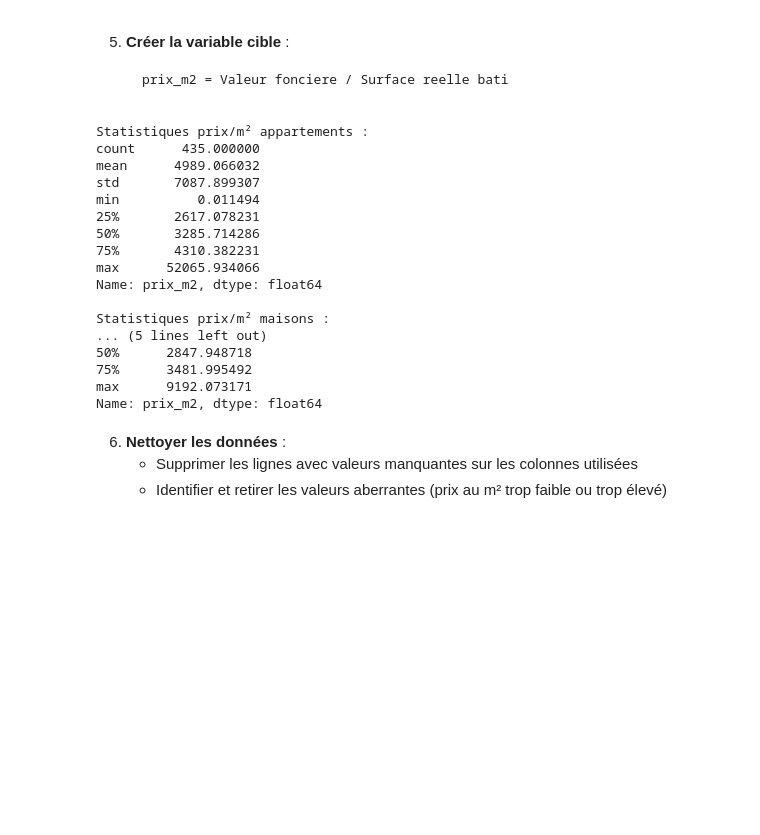
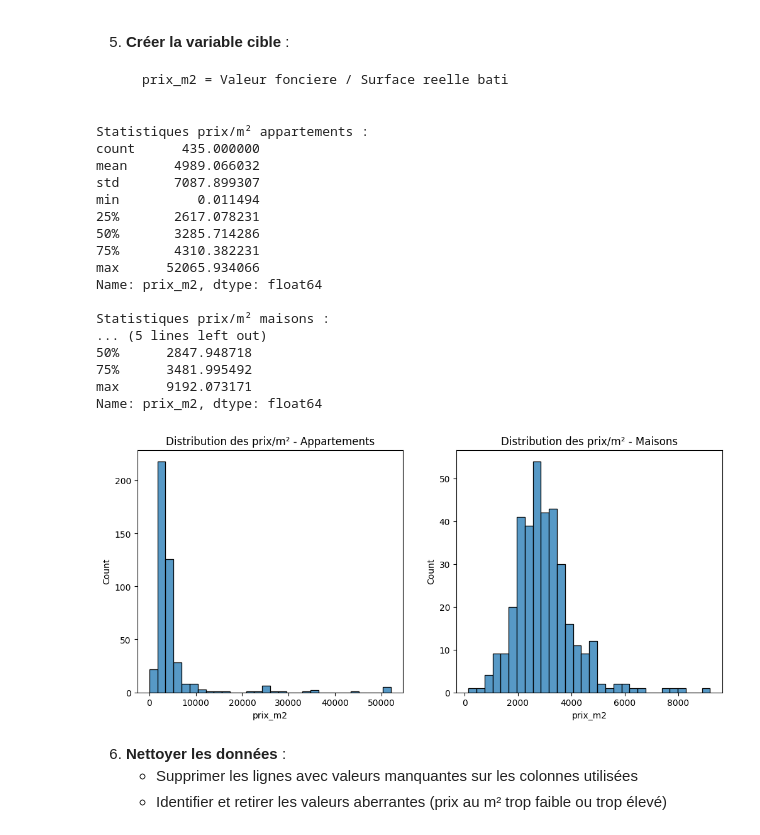
Before and after one commit to lougail/predicteur_prix_immobilier, a Jupyter notebook: notebooks/phase_1_lille.ipynb, the cells around one changed output. Saved outputs shown, nothing was run; the diff lists cells and outputs as text; code cells hidden in the pictures; blank space fills up the shorter version.

```diff
--- a/notebooks/phase_1_lille.ipynb
+++ b/notebooks/phase_1_lille.ipynb
@@ -182,31 +211,43 @@ None
 # %%
 # Ajouter la colonne prix_m2
 df_appartements_4pieces['prix_m2'] = df_appartements_4pieces['Valeur fonciere'] / df_appartements_4pieces['Surface reelle bati']
 df_maisons_4pieces['prix_m2'] = df_maisons_4pieces['Valeur fonciere'] / df_maisons_4pieces['Surface reelle bati']
 
 # Vérifier les résultats
 print("Statistiques prix/m² appartements :")
 print(df_appartements_4pieces['prix_m2'].describe())
 print("\nStatistiques prix/m² maisons :")
 print(df_maisons_4pieces['prix_m2'].describe())
+
+# Comparaison des distributions de prix
+plt.figure(figsize=(12, 5))
+plt.subplot(1, 2, 1)
+sns.histplot(data=df_appartements_4pieces, x='prix_m2', bins=30)
+plt.title('Distribution des prix/m² - Appartements')
+
+plt.subplot(1, 2, 2)
+sns.histplot(data=df_maisons_4pieces, x='prix_m2', bins=30)
+plt.title('Distribution des prix/m² - Maisons')
+plt.show()
 # %% [output]
 Statistiques prix/m² appartements :
 count      435.000000
 mean      4989.066032
 std       7087.899307
 min          0.011494
 25%       2617.078231
 50%       3285.714286
 75%       4310.382231
 max      52065.934066
 Name: prix_m2, dtype: float64
 
 Statistiques prix/m² maisons :
 ... (5 lines left out)
 50%      2847.948718
 75%      3481.995492
 max      9192.073171
 Name: prix_m2, dtype: float64
+[figure, added]
 # %% [markdown]
 6. **Nettoyer les données** :
     - Supprimer les lignes avec valeurs manquantes sur les colonnes utilisées
```
Also changed, not shown: parts of 17 cells of this notebook, 1 other file.
